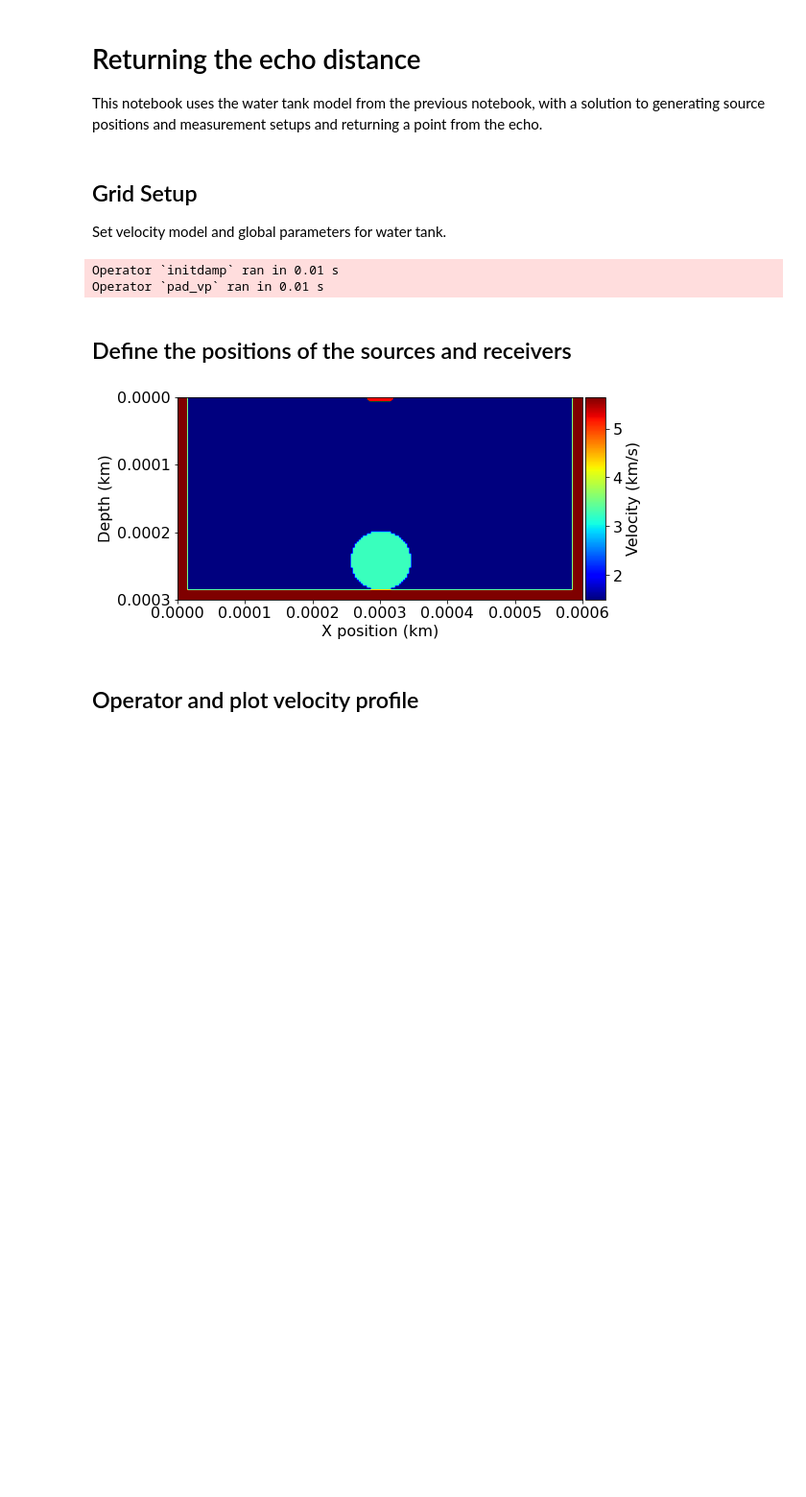
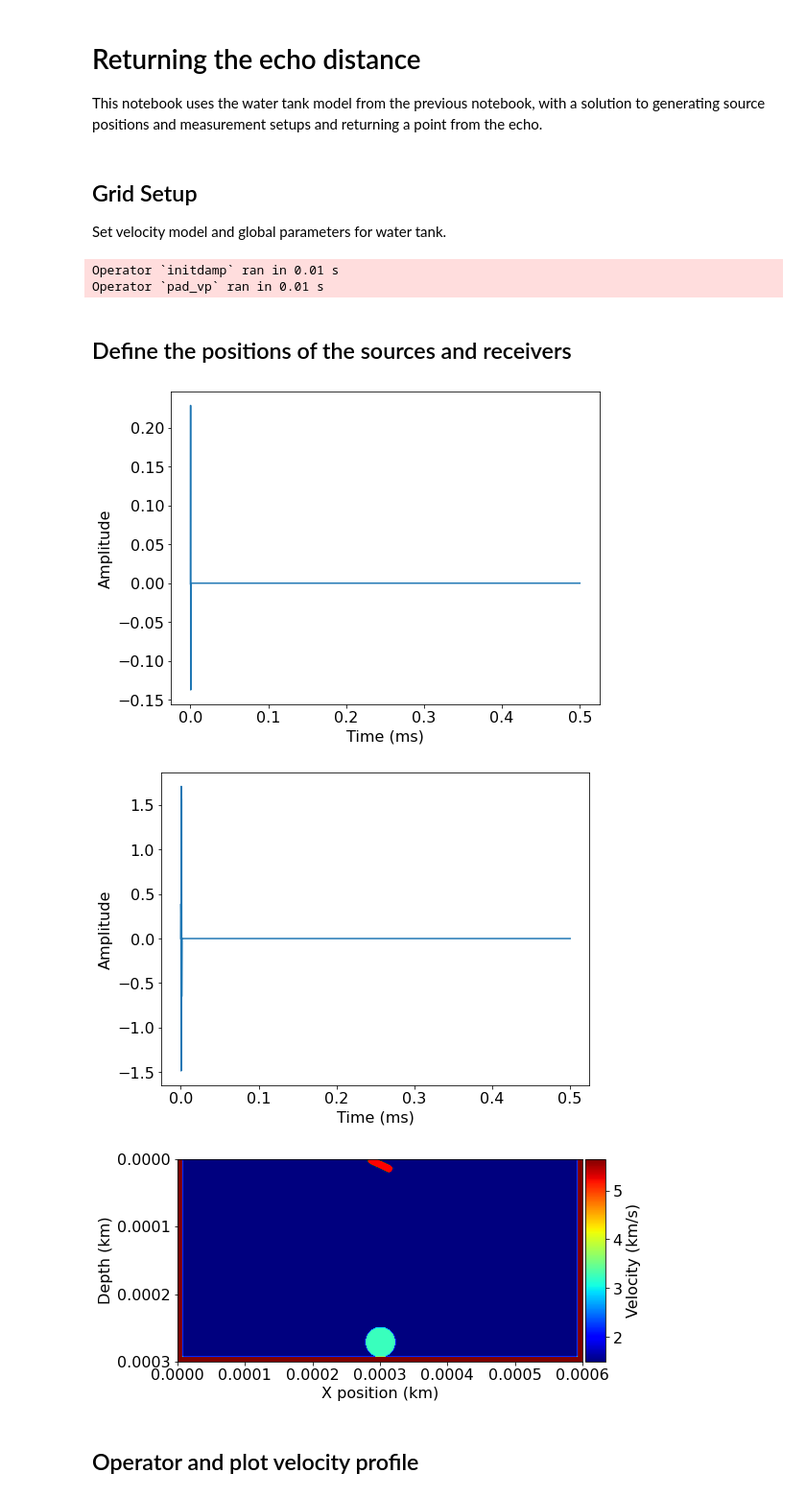
Before and after one commit to bgd54/sonar-FWI, a Jupyter notebook: water_tank/05_imaging.ipynb, the cells around one changed output. Shown at 96% size. Cells and saved outputs as stored; diff of their text form; code cells hidden in the pictures; blank space fills up the shorter version.

Commit message:
sinwave source, snapshot, imports

```diff
--- a/water_tank/05_imaging.ipynb
+++ b/water_tank/05_imaging.ipynb
@@ -20,11 +14,11 @@ from scipy.signal import find_peaks, peak_prominences, peak_widths
 ## Grid Setup
 Set velocity model and global parameters for water tank.
 # %%
-nx = 201
-nz = 101
+nx = 401
+nz = 201
 nb = 10
 shape = (nx, nz)
-spacing = (.003, .003) #60x30 cm
+spacing = (.0015, .0015) #60x30 cm
 origin = (0., 0.)
 v_water = 1.5 # v in distilled water 1496.7 m/s
 v_glass = 5.64 # v in glass 5640 m/s
@@ -43,7 +37,7 @@ y, x = np.ogrid[-a:shape[0]-a, -b:shape[1]-b]
 v[x*x + y*y <= r*r] = v_obj
 
 model = Model(vp=v, origin=origin, shape=shape, spacing=spacing,
-              space_order=2, nbl=10, bcs="damp")
+              space_order=2, nbl=nb, bcs="damp")
 # %% [output]
 Operator `initdamp` ran in 0.01 s
 Operator `pad_vp` ran in 0.01 s
@@ -60,6 +54,16 @@ def srcPositions(cx: float, cy:float, alpha:float, ns:int, sdist:float) -> np.ty
     res[:, 0] = np.linspace(cx - dx * (ns - 1) / 2, cx + dx * (ns - 1) / 2, num = ns)
     res[:, 1] = np.linspace(cy - dy * (ns - 1) / 2, cy + dy * (ns - 1) / 2, num = ns)
     return res
+# %%
+class SineSource(WaveletSource):
+    @property
+    def wavelet(self):
+        t0 = self.t0 or 1 / self.f0
+        a = self.a or 1
+        r = (np.pi * self.f0 * (self.time_values - t0))
+        wave = a * np.sin(r) + a*np.sin(3*(r+np.pi)/4)
+        wave[np.searchsorted(self.time_values, 4*2/self.f0):] = 0
+        return wave
 # %%
 # Set time range, source, source coordinates and receiver coordinates
 t0 = 0.  # Simulation starts a t=0
@@ -67,49 +71,57 @@ tn = .5  # Simulation lasts tn milliseconds
 dt = model.critical_dt  # Time step from model grid spacing
 time_range = TimeAxis(start=t0, stop=tn, step=dt)
 nt = time_range.num  # number of time steps
 
 f0 = 5000  # Source peak frequency is 5 MHz (5000 kHz)
 ns = 128; # number of sources
 nr = ns; # number of receivers
-depth = .0001
+depth = .08
 width = .03 # 3 cm is the widht of the sources
 source_distance = width / ns
-# alpha = 65 # angle of the sources to the water surface (0° - 180°) 90° means sources are parallel with the water surface
-# cx = model.domain_size[0] * 0.5
-# cy = (ns - 1) / 4 * source_distance
-# pos = srcPositions(cx, cy, alpha, ns, source_distance)
-src = RickerSource(
+alpha = 65 # angle of the sources to the water surface (0° - 180°) 90° means sources are parallel with the water surface
+cx = model.domain_size[0] * 0.5
+cy = (ns - 1) / 4 * source_distance
+pos = srcPositions(cx, cy, alpha, ns, source_distance)
+src = RickerSource(name='src', grid=model.grid, f0=f0,
+                   npoint=1, time_range=time_range)
+src.show()
+
+src = SineSource(
     name='src',
     grid=model.grid,
     f0=f0,
     time_range=time_range,
     npoint=ns)
 
-for i in range(ns):
-    src.coordinates.data[i, :] = np.array(
-        model.domain_size) * .5 + (i - (ns - 1) / 2) * source_distance
+src.show()
+src.time_values[184]*f0
+
+# for i in range(ns):
+#     src.coordinates.data[i, :] = np.array(
+#         model.domain_size) * .5 + (i - (ns - 1) / 2) * source_distance
 src.coordinates.data[:, -1] = depth
 
-# src.coordinates.data[:] = pos[:]
-
+src.coordinates.data[:] = pos[:]
 
 rec = Receiver(
     name='rec',
     grid=model.grid,
     npoint=nr,
     time_range=time_range)
 
-for i in range(nr):
-    rec.coordinates.data[i, :] = np.array(
-        model.domain_size) * .5 + (i - (nr - 1) / 2) * source_distance
+# for i in range(nr):
+#     rec.coordinates.data[i, :] = np.array(
+#         model.domain_size) * .5 + (i - (nr - 1) / 2) * source_distance
 rec.coordinates.data[:, -1] = depth
 
-# rec.coordinates.data[:] = pos[:]
+rec.coordinates.data[:] = pos[:]
 
 plot_velocity(model, source=src.coordinates.data,
               receiver=rec.coordinates.data[::4, :])
 # %% [output]
-[figure, old version]
+[figure, new version]
+[figure, added]
+[figure, added]
 # %% [markdown]
 ## Operator and plot velocity profile
 # %%
```
Also changed, not shown: parts of 7 cells of this notebook.
